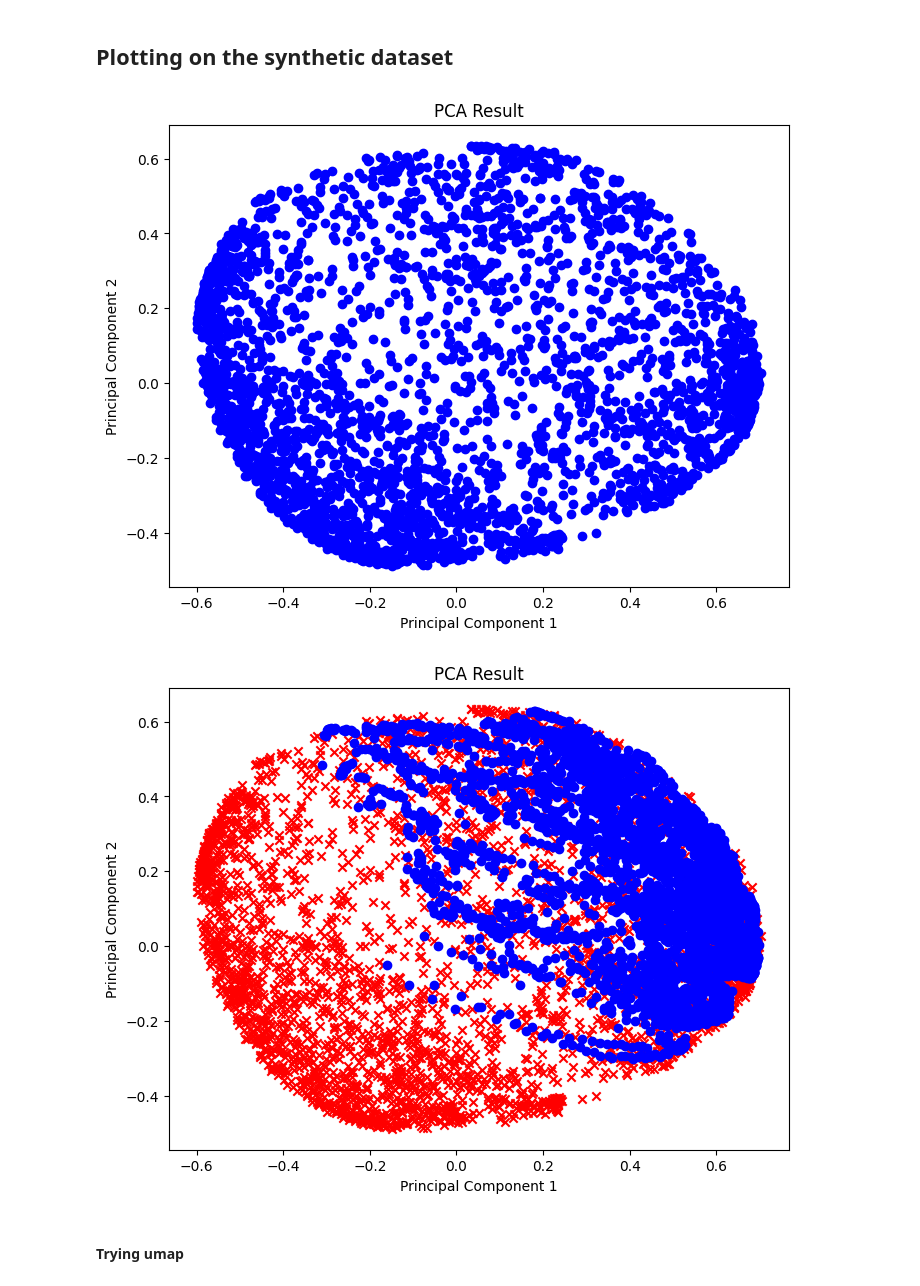
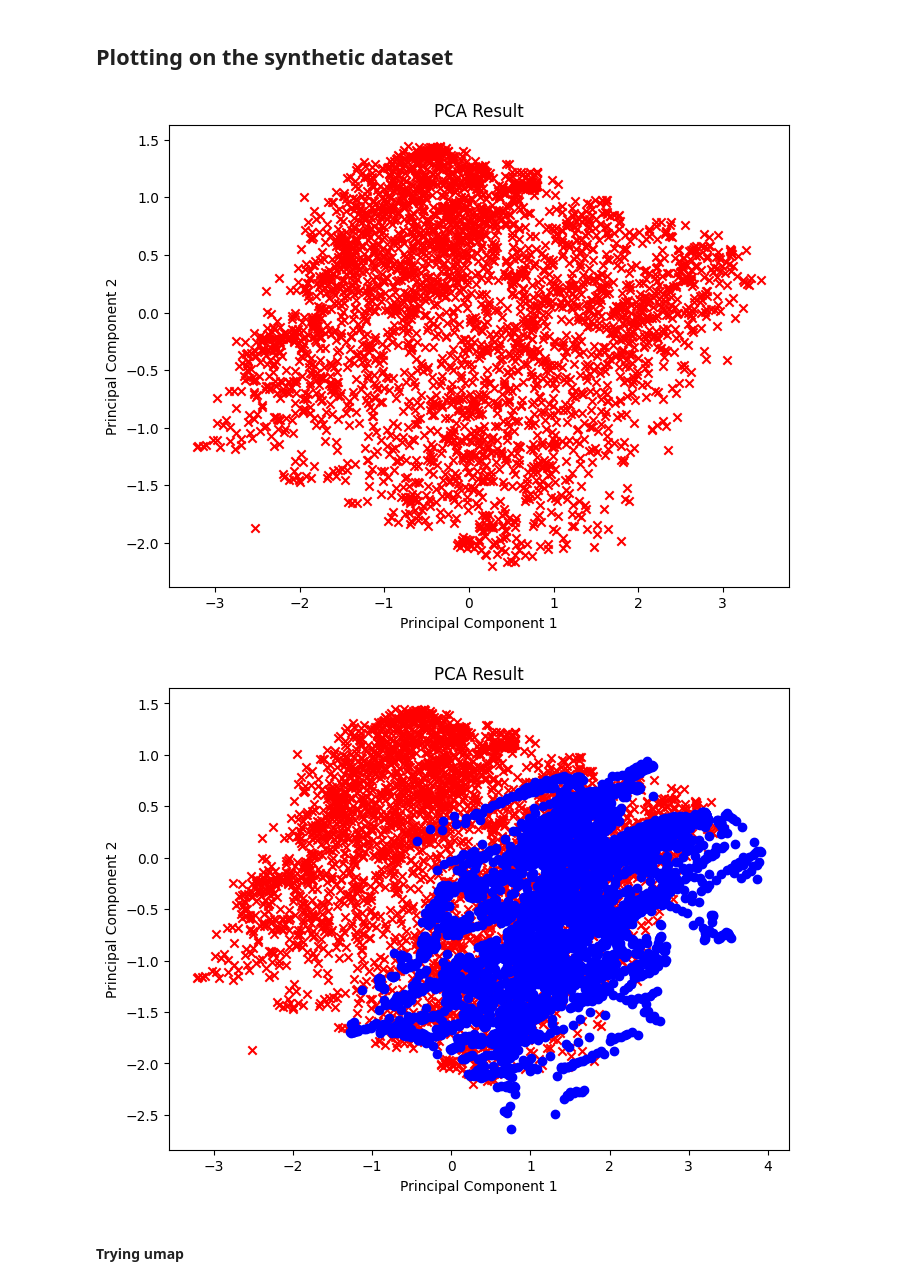
Before and after one commit to JiashengWan/MLPM, a Jupyter notebook: data_viz.ipynb, the cells around one changed output. Drawn from its saved outputs; the diff is of its cells as text; code cells hidden in the pictures.

```diff
--- a/data_viz.ipynb
+++ b/data_viz.ipynb
@@ -309,18 +304,19 @@ test_syn_df = preprocess_hydraulic_synthetic_dataset(rds_train=rds_u5_buffer,
                                                      scaler=scaler)
 # %%
 # Apply PCA
-pca = KernelPCA(n_components=2, kernel='rbf', gamma=0.1)
+pca = PCA(n_components=2)
 pca_result = pca.fit_transform(training_df[::10])
 
 # Plot PCA result
 plt.figure(figsize=(8, 6))
-plt.scatter(pca_result[:, 0], pca_result[:, 1], c='blue', marker='o')
+plt.scatter(pca_result[:, 0], pca_result[:, 1], c='red', marker='x')
 plt.title('PCA Result')
 plt.xlabel('Principal Component 1')
 plt.ylabel('Principal Component 2')
+plt.savefig("./images/PCA_Training_VG5_turbine.pdf")
 plt.show()
 # %% [output]
-[figure, old version]
+[figure, new version]
 # %%
 pca_result_test = pca.transform(test_syn_df[::10])
 
@@ -334,7 +330,7 @@ plt.ylabel('Principal Component 2')
 #plt.colorbar(scatter, label='Label')
 plt.show()
 # %% [output]
-[figure, old version]
+[figure, new version]
 # %% [markdown]
 #### Trying umap
 # %%
```
Also changed, not shown: parts of 9 cells of this notebook, 58 other files.
